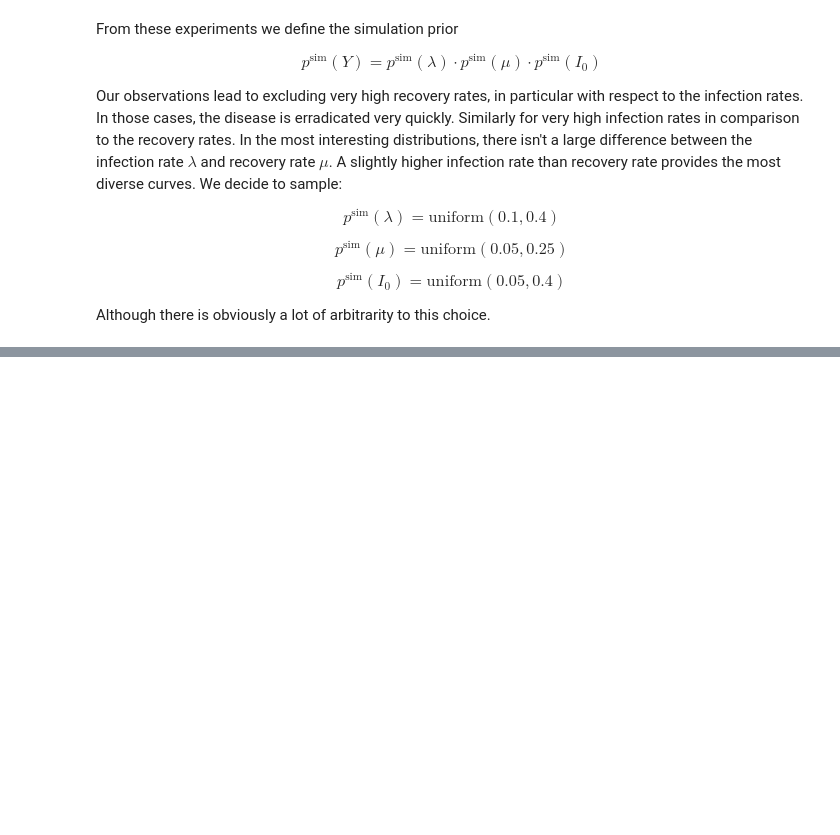
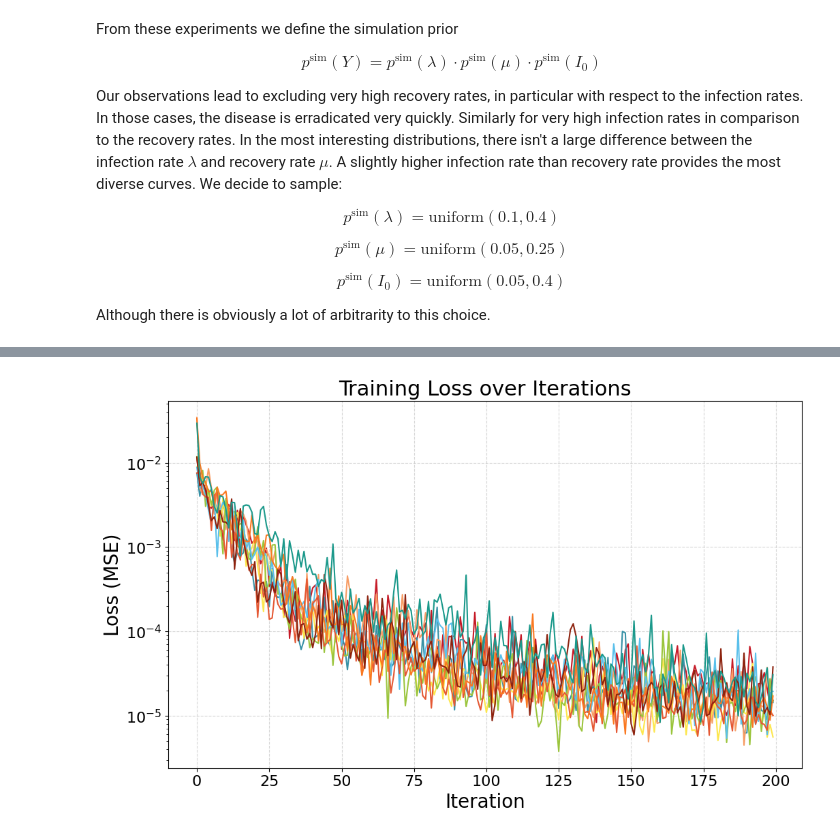
Before and after one commit to juancprolam/generative_neural_networks_for_the_sciences, a Jupyter notebook: ex04/epidemilogy-part-1.ipynb, the cells around one changed output, grey strips where cells are left out. Drawn from its saved outputs; the diff is of its cells as text; code cells hidden in the pictures; blank space fills up the shorter version.

```diff
--- a/ex04/epidemilogy-part-1.ipynb
+++ b/ex04/epidemilogy-part-1.ipynb
@@ -180,0 +240,100 @@ Although there is obviously a lot of arbitrarity to this choice.
+# %%
+# Test on new samples
+X_test, y_test = generate_training_data(n_samples=100, T=100)
+y_preds = [model(X_test).detach().numpy() for model in models]
+loss_values = [model.losses for model in models]
+
+def plot_results(y_test, y_pred, loss_values, average = False, resids = True, hists = True, losses = True):
+    # If y_pred is a list of predictions, average them
+    if isinstance(y_pred, list) and average:
+        y_pred = np.mean(np.array(y_pred), axis=0)
+    elif isinstance(y_pred, list) and not average:
+        # Plot results for each model
+        if resids:
+            fig, axes = plt.subplots(1, 3, figsize=(18,6))
+            param_names = ['$\\lambda$', '$\\mu$', '$I_0$']
+            for i in range(3):
+                for y_pred_i in y_pred:
+                    axes[i].scatter((y_test[:,i] - y_pred_i[:,i]) / y_test[:,i] * 100, y_pred_i[:,i], alpha=0.7)
+                    axes[i].axvline(0, color='r', linestyle='--')  # Diagonal line
+                    axes[i].set_xlabel(f'Relative residuals for {param_names[i]} [%]')
+                    axes[i].set_ylabel(f'Predicted {param_names[i]}')
+                    axes[i].set_title(f'Parameter Estimation for {param_names[i]}')
+            plt.tight_layout()
+
+        # Plot residuals
+        if hists:
+            fig, axes = plt.subplots(1, 3, figsize=(18,6))
+            param_names = ['$\\lambda$', '$\\mu$', '$I_0$']
+            means = []
+            stds = []
+            for i in range(3):
+                for y_pred_i in y_pred:
+                    residuals = (y_test[:,i] - y_pred_i[:,i]) / y_test[:,i] * 100
+                    axes[i].hist(residuals, bins=20, alpha=0.3, color=colors[i])
+                    axes[i].set_xlabel(f'Relative Residuals for {param_names[i]} [%]')
+                    axes[i].set_ylabel('Frequency')
+                    axes[i].set_title(f'Residuals Distribution for {param_names[i]}')
+                    means.append(residuals.mean())
+                    stds.append(residuals.std())
+
+                mean = np.mean(means)
+                std = np.mean(stds)
+
+                axes[i].text(0.95, 0.95, f'Mean: {mean:.1f}\nStd: {std:.1f}', transform=axes[i].transAxes,
+                            verticalalignment='top', horizontalalignment='right', bbox=textbox_style)
+            plt.tight_layout()
+
+        # Plot losses
+        if losses:
+            plt.figure()
+            for loss_value in loss_values:
+                plt.plot(loss_value)
+            plt.yscale('log')
+            plt.xlabel('Iteration')
+            plt.ylabel('Loss (MSE)')
+            plt.title('Training Loss over Iterations')
+            plt.show()
+
+    else:
+        # Plot results
+        if resids:
+            fig, axes = plt.subplots(1, 3, figsize=(18,6))
+            param_names = ['$\\lambda$', '$\\mu$', '$I_0$']
+            for i in range(3):
+                axes[i].scatter((y_test[:,i] - y_pred[:,i]) / y_test[:,i] * 100, y_pred[:,i], alpha=0.7)
+                axes[i].axvline(0, color='r', linestyle='--')  # Diagonal line
+                axes[i].set_xlabel(f'Relative residuals for {param_names[i]} [%]')
+                axes[i].set_ylabel(f'Predicted {param_names[i]}')
+                axes[i].set_title(f'Parameter Estimation for {param_names[i]}')
+            plt.tight_layout()
+
+        # Plot residuals
+        if hists:
+            fig, axes = plt.subplots(1, 3, figsize=(18,6))
+            param_names = ['$\\lambda$', '$\\mu$', '$I_0$']
+            for i in range(3):
+                residuals = (y_test[:,i] - y_pred[:,i]) / y_test[:,i] * 100
+                mean = residuals.mean()
+                std = residuals.std()
+                axes[i].hist(residuals, bins=20, alpha=0.7, color=colors[i])
+                axes[i].set_xlabel(f'Relative Residuals for {param_names[i]} [%]')
+                axes[i].set_ylabel('Frequency')
+                axes[i].set_title(f'Residuals Distribution for {param_names[i]}')
+                axes[i].text(0.95, 0.95, f'Mean: {mean:.1f}\nStd: {std:.1f}', transform=axes[i].transAxes,
+                            verticalalignment='top', horizontalalignment='right', bbox=textbox_style)
+            plt.tight_layout()
+
+        # Plot losses
+        if losses:
+            plt.figure()
+            plt.plot(model.losses)
+            plt.yscale('log')
+            plt.xlabel('Iteration')
+            plt.ylabel('Loss (MSE)')
+            plt.title('Training Loss over Iterations')
+            plt.show()
+
+plot_results(y_test.numpy(), y_preds[:10], loss_values[:10], resids = False, hists = False, losses = True)
+# %% [output]
+[figure, added]
```
Also changed, not shown: parts of 9 cells of this notebook.
